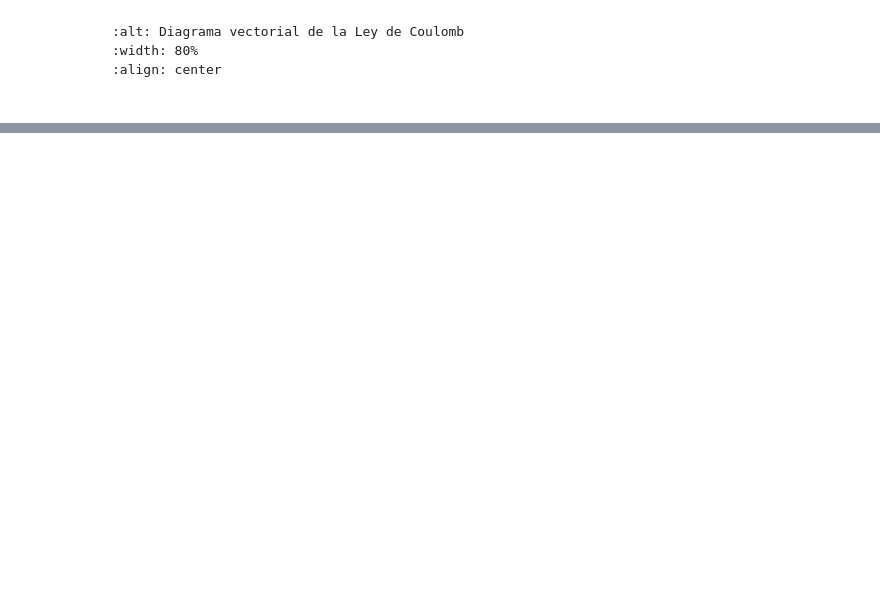
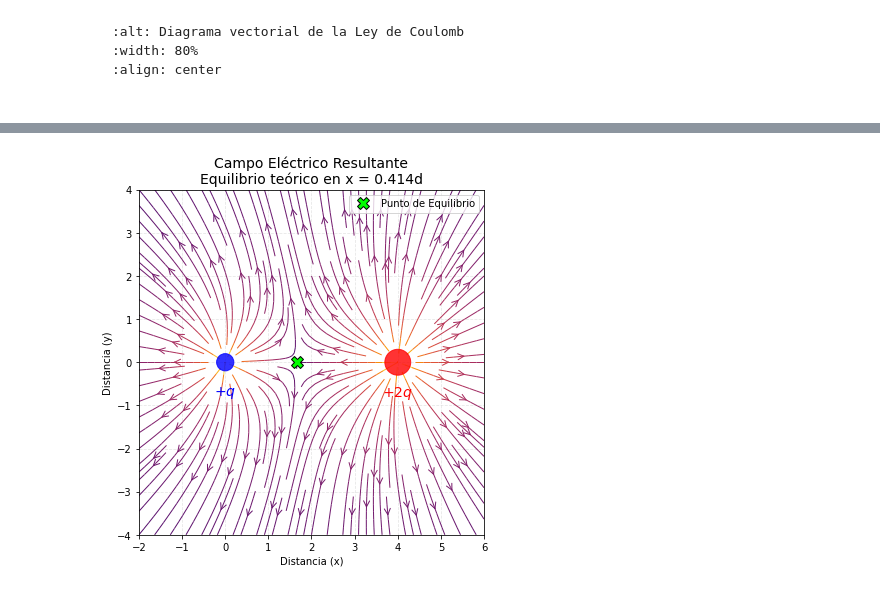
Before and after one commit to jmpintog1/libro-fisica-vivo, a Jupyter notebook: _build/jupyter_execute/01_electrostatica.ipynb, the cells around one changed output, grey strips where cells are left out. Drawn from its saved outputs; the diff is of its cells as text; code cells hidden in the pictures; blank space fills up the shorter version.

Commit message:
Agregando diagrama svg

```diff
--- a/_build/jupyter_execute/01_electrostatica.ipynb
+++ b/_build/jupyter_execute/01_electrostatica.ipynb
@@ -671,3 +671,88 @@ phet_iframe = """
 display(HTML(phet_iframe))
 # %% [output]
 [interactive output not drawn]
+# %%
+import numpy as np
+import matplotlib.pyplot as plt
+from matplotlib.patches import Circle
+
+# 1. Configuración del sistema
+d = 4.0               # Distancia arbitraria entre cargas
+q1_mag = 1.0          # Carga +q
+q2_mag = 2.0          # Carga +2q
+x1, y1 = 0, 0         # Posición de q1
+x2, y2 = d, 0         # Posición de q2
+
+# 2. Creación de la malla (Grid) para calcular el campo
+# Creamos un espacio alrededor de las cargas
+x = np.linspace(-d/2, d*1.5, 200)
+y = np.linspace(-d, d, 200)
+X, Y = np.meshgrid(x, y)
+
+# 3. Cálculo del Campo Eléctrico (Principio de Superposición)
+# E_total = E1 + E2
+# E = k * q / r^2 * r_hat
+
+# Contribución de q1
+dx1 = X - x1
+dy1 = Y - y1
+r1 = np.sqrt(dx1**2 + dy1**2)
+# Evitamos división por cero en la posición exacta de la carga
+r1[r1 < 0.1] = 0.1
+Ex1 = (q1_mag / r1**2) * (dx1 / r1)
+Ey1 = (q1_mag / r1**2) * (dy1 / r1)
+
+# Contribución de q2
+dx2 = X - x2
+dy2 = Y - y2
+r2 = np.sqrt(dx2**2 + dy2**2)
+r2[r2 < 0.1] = 0.1
+Ex2 = (q2_mag / r2**2) * (dx2 / r2)
+Ey2 = (q2_mag / r2**2) * (dy2 / r2)
+
+# Campo Neto
+Ex = Ex1 + Ex2
+Ey = Ey1 + Ey2
+E_magnitud = np.sqrt(Ex**2 + Ey**2)
+
+# 4. Graficar
+fig, ax = plt.subplots(figsize=(10, 6))
+
+# Dibujar líneas de campo (Streamplot)
+# Usamos log de la magnitud para el color, para resaltar zonas intensas
+color_map = np.log(E_magnitud)
+strm = ax.streamplot(X, Y, Ex, Ey, color=color_map, linewidth=1,
+                     cmap='inferno', density=1.5, arrowstyle='->', arrowsize=1.5)
+
+# Dibujar las cargas como círculos
+c1 = Circle((x1, y1), 0.2, color='blue', alpha=0.8, zorder=10)
+c2 = Circle((x2, y2), 0.3, color='red', alpha=0.8, zorder=10) # Más grande pq es 2q
+ax.add_patch(c1)
+ax.add_patch(c2)
+
+# Etiquetas de las cargas
+ax.text(x1, y1-0.5, r'$+q$', fontsize=14, ha='center', va='top', color='blue', weight='bold')
+ax.text(x2, y2-0.5, r'$+2q$', fontsize=14, ha='center', va='top', color='red', weight='bold')
+
+# --- EL PUNTO CLAVE: EL EQUILIBRIO ---
+# Calculamos la posición teórica derivada en el texto
+# x_eq = (sqrt(2) - 1) * d
+x_eq = (np.sqrt(2) - 1) * d
+y_eq = 0
+
+# Marcamos el punto de equilibrio
+ax.plot(x_eq, y_eq, 'X', color='lime', markersize=12, markeredgecolor='black', zorder=15, label='Punto de Equilibrio')
+
+# Configuración final del gráfico
+ax.set_title(f'Campo Eléctrico Resultante\nEquilibrio teórico en x = {x_eq/d:.3f}d', fontsize=14)
+ax.set_xlabel('Distancia (x)')
+ax.set_ylabel('Distancia (y)')
+ax.set_aspect('equal')
+ax.legend(loc='upper right')
+ax.grid(True, linestyle='--', alpha=0.3)
+
+# Ocultar código en Jupyter Book (opcional, si usas etiquetas de celda)
+plt.tight_layout()
+plt.show()
+# %% [output]
+[figure, added]
```
Also changed, not shown: 7 other files.
